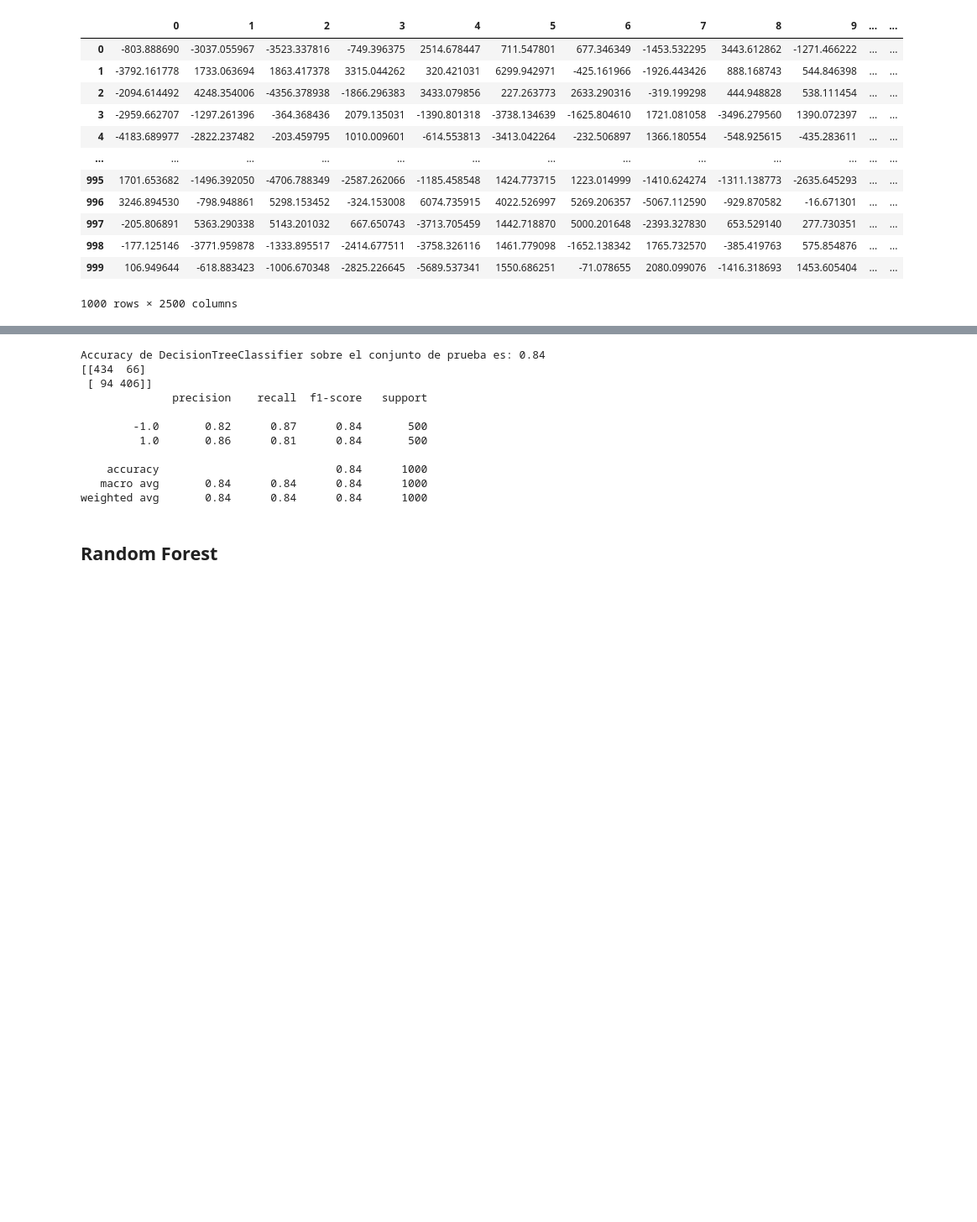
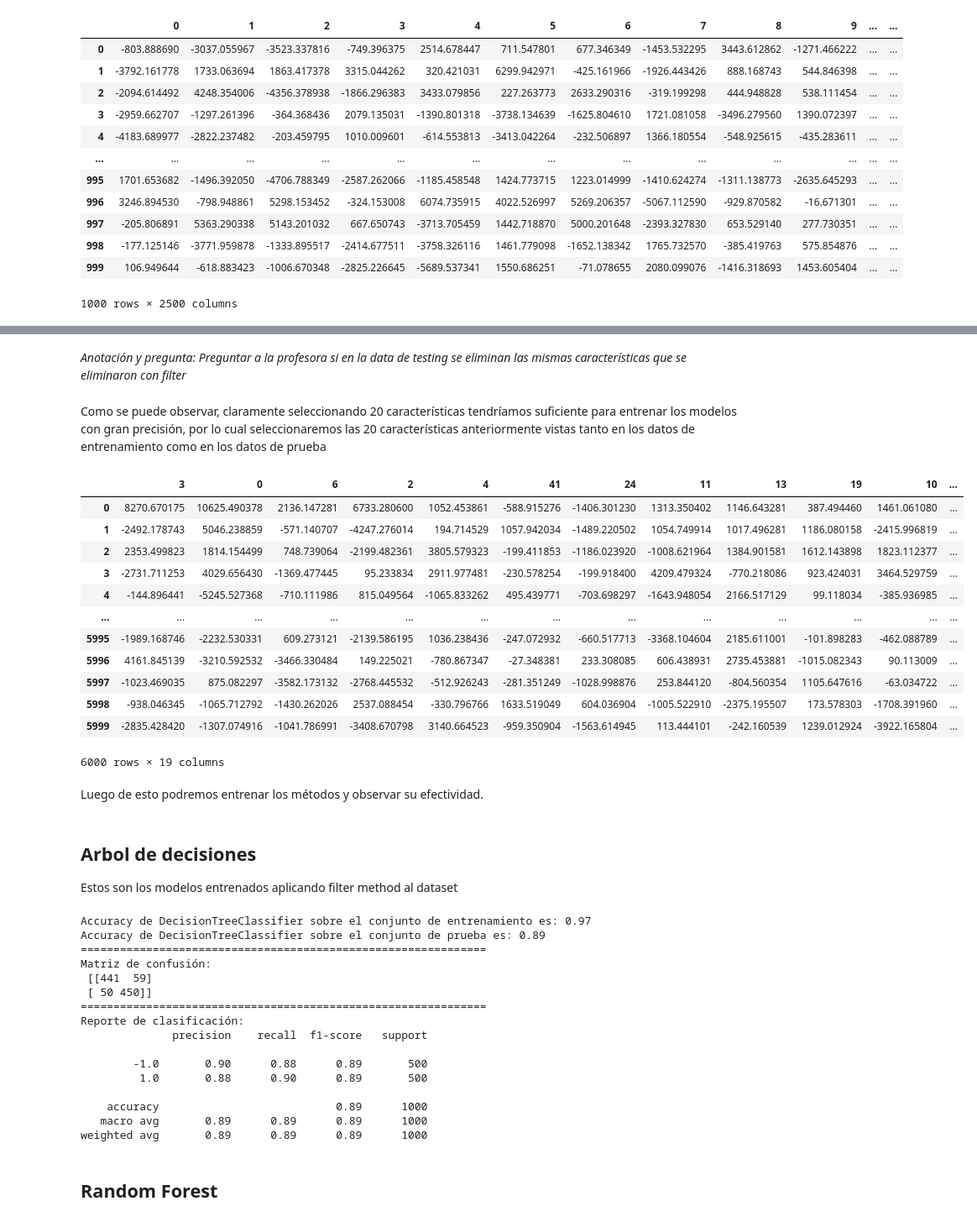
Before and after one commit to DanielJCC/Machine-Learning-3er-Seguimiento, a Jupyter notebook: Gisette_Dataset.ipynb, the cells around one changed output, grey strips where cells are left out. Shown at 84% size. Saved outputs shown, nothing was run; the diff lists cells and outputs as text; code cells hidden in the pictures; blank space fills up the shorter version.

Commit message:
Train models after feature selection with filter

```diff
--- a/Gisette_Dataset.ipynb
+++ b/Gisette_Dataset.ipynb
@@ -270,31 +282,62 @@ sfs.k_feature_names_
+# %% [markdown]
+*Anotación y pregunta: Preguntar a la profesora si en la data de testing se eliminan las mismas características que se eliminaron con filter*
+# %% [markdown]
+Como se puede observar, claramente seleccionando 20 características tendríamos suficiente para entrenar los modelos con gran precisión, por lo cual seleccionaremos las 20 características anteriormente vistas tanto en los datos de entrenamiento como en los datos de prueba
+# %%
+X_prueba_train = X_train_PCA[[3,0,6,2,4,41,24,11,13,19,10,16,35,4,1,15,46,18,43]]
+X_prueba_test = X_validation_PCA[[3,0,6,2,4,41,24,11,13,19,10,16,35,4,1,15,46,18,43]]
+X_prueba_train
+# %% [output]
+|  | 3 | 0 | 6 | 2 | 4 | 41 | 24 | 11 | 13 | 19 | 10 | ... |
+| 0 | 8270.670175 | 10625.490378 | 2136.147281 | 6733.280600 | 1052.453861 | -588.915276 | -1406.301230 | 1313.350402 | 1146.643281 | 387.494460 | 1461.061080 | ... |
+| 1 | -2492.178743 | 5046.238859 | -571.140707 | -4247.276014 | 194.714529 | 1057.942034 | -1489.220502 | 1054.749914 | 1017.496281 | 1186.080158 | -2415.996819 | ... |
+| 2 | 2353.499823 | 1814.154499 | 748.739064 | -2199.482361 | 3805.579323 | -199.411853 | -1186.023920 | -1008.621964 | 1384.901581 | 1612.143898 | 1823.112377 | ... |
+| 3 | -2731.711253 | 4029.656430 | -1369.477445 | 95.233834 | 2911.977481 | -230.578254 | -199.918400 | 4209.479324 | -770.218086 | 923.424031 | 3464.529759 | ... |
+| 4 | -144.896441 | -5245.527368 | -710.111986 | 815.049564 | -1065.833262 | 495.439771 | -703.698297 | -1643.948054 | 2166.517129 | 99.118034 | -385.936985 | ... |
+| ... | ... | ... | ... | ... | ... | ... | ... | ... | ... | ... | ... | ... |
+| 5995 | -1989.168746 | -2232.530331 | 609.273121 | -2139.586195 | 1036.238436 | -247.072932 | -660.517713 | -3368.104604 | 2185.611001 | -101.898283 | -462.088789 | ... |
+| 5996 | 4161.845139 | -3210.592532 | -3466.330484 | 149.225021 | -780.867347 | -27.348381 | 233.308085 | 606.438931 | 2735.453881 | -1015.082343 | 90.113009 | ... |
+| 5997 | -1023.469035 | 875.082297 | -3582.173132 | -2768.445532 | -512.926243 | -281.351249 | -1028.998876 | 253.844120 | -804.560354 | 1105.647616 | -63.034722 | ... |
+| 5998 | -938.046345 | -1065.712792 | -1430.262026 | 2537.088454 | -330.796766 | 1633.519049 | 604.036904 | -1005.522910 | -2375.195507 | 173.578303 | -1708.391960 | ... |
+| 5999 | -2835.428420 | -1307.074916 | -1041.786991 | -3408.670798 | 3140.664523 | -959.350904 | -1563.614945 | 113.444101 | -242.160539 | 1239.012924 | -3922.165804 | ... |
+6000 rows × 19 columns
+# %% [markdown]
+Luego de esto podremos entrenar los métodos y observar su efectividad.
+# %% [markdown]
+## Arbol de decisiones
+Estos son los modelos entrenados aplicando filter method al dataset
 # %%
-from sklearn import tree
-from sklearn.metrics import confusion_matrix
-from sklearn.metrics import classification_report
-
 # clf = tree.DecisionTreeClassifier(criterion='entropy', splitter='best', max_depth=20)
-clf = tree.DecisionTreeClassifier(criterion='entropy', splitter='best', min_samples_split=10,min_samples_leaf=5)
-clf = clf.fit(X_train_PCA,y_train)
+clf2 = tree.DecisionTreeClassifier(criterion='entropy', splitter='best', min_samples_split=10,min_samples_leaf=5)
+clf2 = clf2.fit(X_prueba_train,y_train)
 
 #Evaluación en el conjunto de prueba
-y_pred = clf.predict(X_validation_PCA)
-print('Accuracy de DecisionTreeClassifier sobre el conjunto de prueba es: {:.2f}'.format(clf.score(X_validation_PCA, y_validation)))
-cmatrix = confusion_matrix(y_validation, y_pred)
-print(cmatrix)
-
-print(classification_report(y_validation, y_pred))
+y_pred2 = clf2.predict(X_prueba_test)
+print('Accuracy de DecisionTreeClassifier sobre el conjunto de entrenamiento es: {:.2f}'.format(clf2.score(X_prueba_train, y_train)))
+print('Accuracy de DecisionTreeClassifier sobre el conjunto de prueba es: {:.2f}'.format(clf2.score(X_prueba_test, y_validation)))
+cmatrix2 = confusion_matrix(y_validation, y_pred2)
+print("==============================================================")
+print("Matriz de confusión:\n", cmatrix2)
+print("==============================================================")
+print("Reporte de clasificación: ")
+print(classification_report(y_validation, y_pred2))
 # %% [output]
-Accuracy de DecisionTreeClassifier sobre el conjunto de prueba es: 0.84
-[[434  66]
- [ 94 406]]
+Accuracy de DecisionTreeClassifier sobre el conjunto de entrenamiento es: 0.97
+Accuracy de DecisionTreeClassifier sobre el conjunto de prueba es: 0.89
+==============================================================
+Matriz de confusión:
+ [[441  59]
+ [ 50 450]]
+==============================================================
+Reporte de clasificación:
               precision    recall  f1-score   support
 
-        -1.0       0.82      0.87      0.84       500
-         1.0       0.86      0.81      0.84       500
+        -1.0       0.90      0.88      0.89       500
+         1.0       0.88      0.90      0.89       500
 
-    accuracy                           0.84      1000
-   macro avg       0.84      0.84      0.84      1000
-weighted avg       0.84      0.84      0.84      1000
+    accuracy                           0.89      1000
+   macro avg       0.89      0.89      0.89      1000
+weighted avg       0.89      0.89      0.89      1000
 # %% [markdown]
 ## Random Forest
 # %%
```
Also changed, not shown: parts of 21 cells of this notebook.
